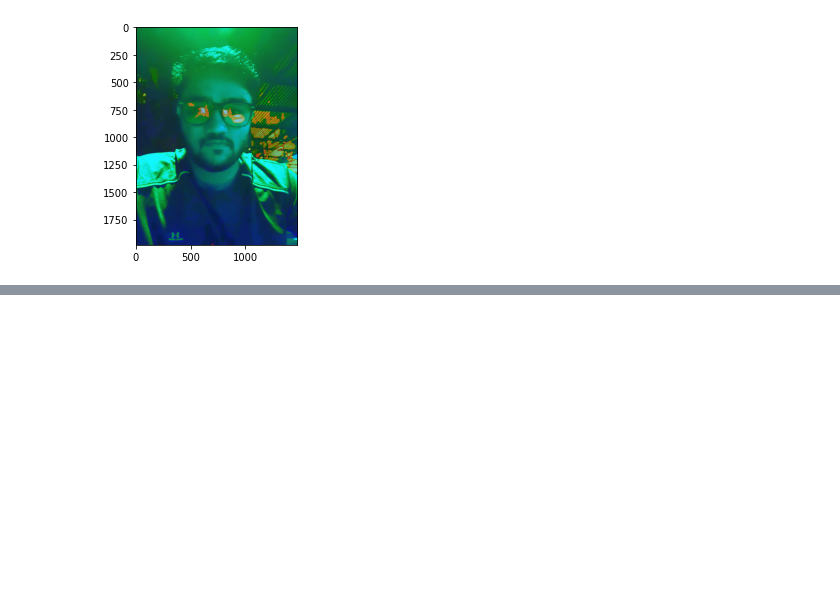
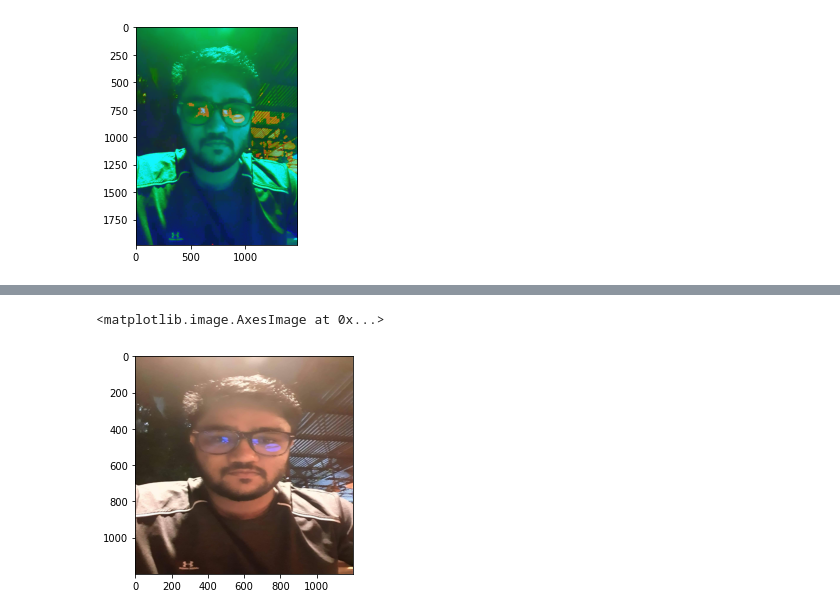
Before and after one commit to mamuncseru/opencv-practice, a Jupyter notebook: image_processing.ipynb, the cells around one changed output, grey strips where cells are left out. Drawn from its saved outputs; the diff is of its cells as text; code cells hidden in the pictures; blank space fills up the shorter version.

```diff
--- a/image_processing.ipynb
+++ b/image_processing.ipynb
@@ -29,0 +57,9 @@ plt.imshow(img)
+# %%
+# BLENDING IMAGES OF THE SAME SIZE
+img1 = cv2.resize(img1, (1200, 1200))
+img2 = cv2.resize(img2, (1200, 1200))
+# %%
+plt.imshow(img1)
+# %% [output]
+<matplotlib.image.AxesImage at 0x...>
+[figure, added]
```
Also changed, not shown: parts of 20 cells of this notebook, 1 other file.
